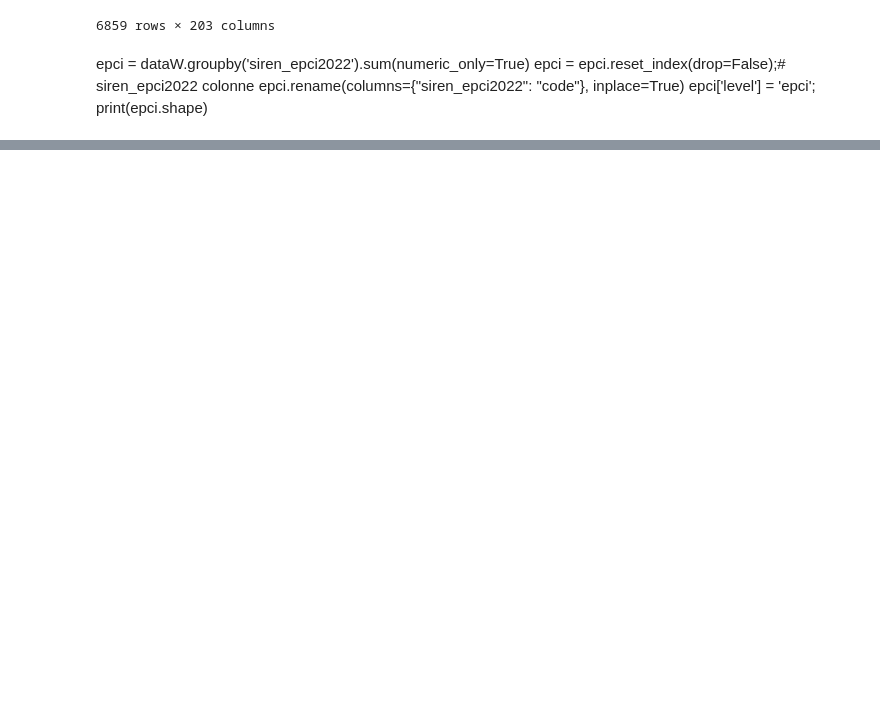
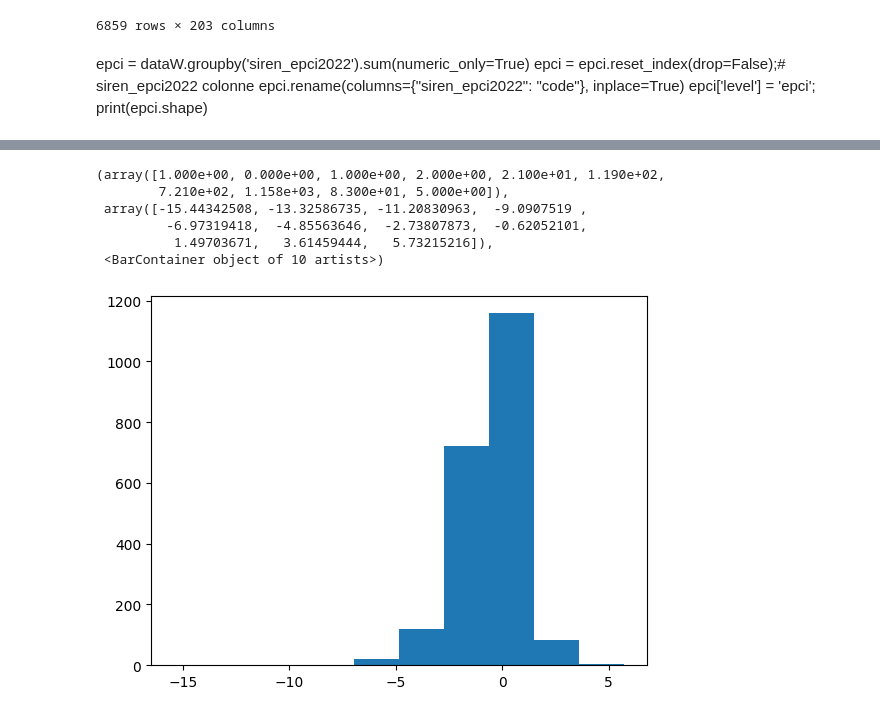
Before and after one commit to cplumejeaud/innatio, a Jupyter notebook: database/preparation_data.ipynb, the cells around one changed output, grey strips where cells are left out. Cells and saved outputs as stored; diff of their text form; code cells hidden in the pictures; blank space fills up the shorter version.

Commit message:
add COM processing
insert into schema 'imhana'

```diff
--- a/database/preparation_data.ipynb
+++ b/database/preparation_data.ipynb
@@ -2240,0 +2406,9 @@ print(epci.shape)
+# %%
+datapath = r"C:\Travail\MIGRINTER\Labo\IMHANA\Méthodologie\Statistiques\export_CASD_ergonomiques\\2026.01.22\commune\\"
+epcisuffix = "_COM_2026.01.22.csv"
+
+nat_epci_file = datapath+"NAT"+epcisuffix
+#"C:\Travail\MIGRINTER\Labo\IMHANA\Méthodologie\Statistiques\export_CASD_ergonomiques\2026.01.22\commune\NAT_COM_2026.01.22.csv"
+
+demographie_etrangers = pd.read_csv(nat_epci_file, sep=';', encoding='latin1')
+demographie_etrangers['unit'] = demographie_etrangers['unit'].astype(str)
@@ -2240,0 +2500,14 @@ print(epci.shape)
+# %%
+demo01 = demographie_etrangers.query("NAT2 in @nationalites_speciales and not(unit in @doublons_COM) ").pivot(index=['unit', 'NOM'], columns='NAT2', values='total_s')
+demo02 = demographie_etrangers.query("NAT2 in @nationalites_speciales and (unit in @doublons_COM) ").pivot_table(index=['unit', 'NOM'], columns='NAT2', values='total_s',aggfunc="max")
+
+frames = [demo01, demo02]
+
+result = pd.concat(frames) #2132 rows × 4 columns
+result.rename_axis(columns=None, inplace=True)
+result.reset_index(inplace=True)
+
+print(result.columns)
+print(result.shape) #(2132, 6)
+
+result
@@ -2240,0 +2532,9 @@ print(epci.shape)
+# %%
+communes_with_demo = communes.join(result[['unit', 'Tous','etrangers',	'francaisParAcquisition',	'immigres']].set_index('unit'), on='INSEE_COM', how='right', rsuffix='_demo')
+
+#communes_with_demo = result[['unit', 'Tous','etrangers',	'francaisParAcquisition',	'immigres']].join(communes.set_index('CODE_SIREN'), on='unit', how='left', rsuffix='_demo')
+#['ID', 'NOM', 'NOM_M', 'INSEE_COM', 'STATUT', 'POPULATION', 'INSEE_CAN', 'INSEE_ARR', 'INSEE_DEP', 'INSEE_REG', 'SIREN_EPCI', 'geometry']
+# %%
+communes_with_demo #2132 rows × 16 columns #Léger différentiel entre POPULATION et Tous
+difference = (communes_with_demo.POPULATION - communes_with_demo.Tous)/communes_with_demo.POPULATION * 100
+difference.describe()
@@ -2240,0 +2551,12 @@ print(epci.shape)
+# %%
+from matplotlib import pyplot as plt
+
+plt.hist(difference)
+# %% [output]
+(array([1.000e+00, 0.000e+00, 1.000e+00, 2.000e+00, 2.100e+01, 1.190e+02,
+        7.210e+02, 1.158e+03, 8.300e+01, 5.000e+00]),
+ array([-15.44342508, -13.32586735, -11.20830963,  -9.0907519 ,
+         -6.97319418,  -4.85563646,  -2.73807873,  -0.62052101,
+          1.49703671,   3.61459444,   5.73215216]),
+ <BarContainer object of 10 artists>)
+[figure, added]
```
Also changed, not shown: parts of 45 cells of this notebook, 2 other files.
